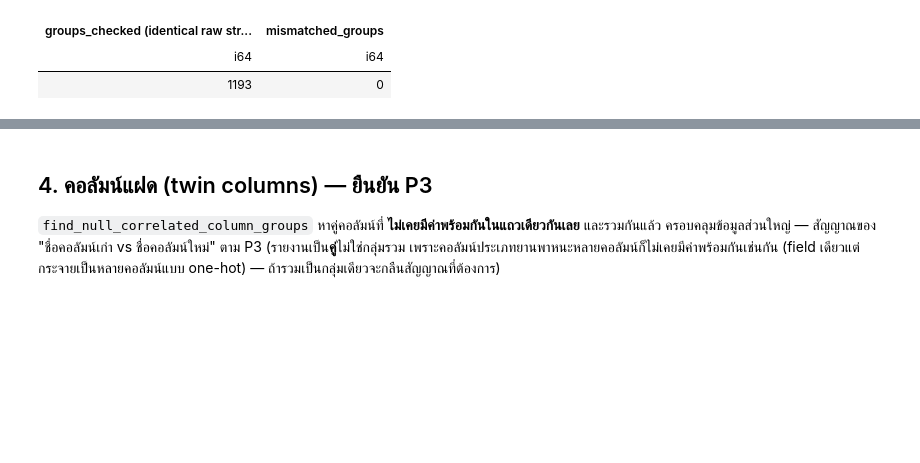
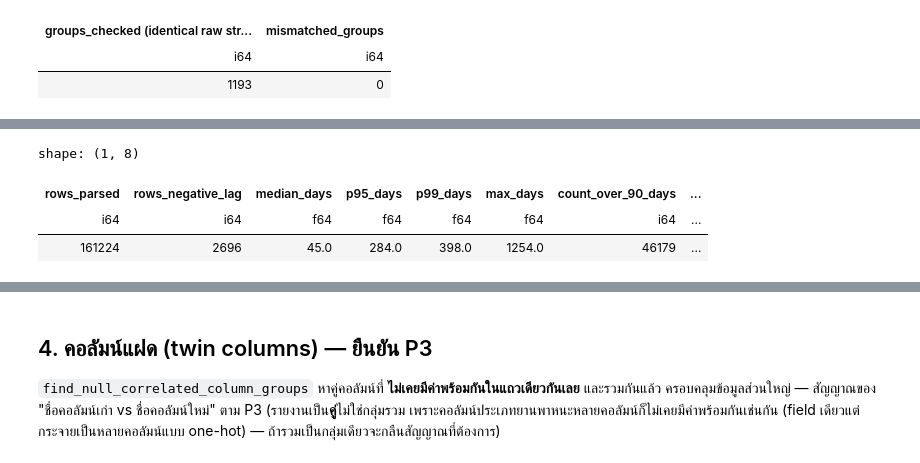
Before and after one commit to PhidPhew/car-insurance-accident-analysis, a Jupyter notebook: notebooks/01_data_profiling.ipynb, the cells around one changed output, grey strips where cells are left out. Drawn from its saved outputs; the diff is of its cells as text; code cells hidden in the pictures; blank space fills up the shorter version.

```diff
--- a/notebooks/01_data_profiling.ipynb
+++ b/notebooks/01_data_profiling.ipynb
@@ -396,0 +405,27 @@ shape: (1, 2)
+# %%
+lagged = compute_report_lag_days(
+    accidents_raw, "source_file", "วันที่เกิดเหตุ", "วันที่รายงาน", SOURCE_FILE_DATE_FORMAT
+)
+lag_profile = summarize_report_lag(lagged)
+
+pl.DataFrame(
+    [
+        {
+            "rows_parsed": lag_profile.rows_parsed,
+            "rows_negative_lag": lag_profile.rows_negative_lag,
+            "median_days": lag_profile.median_days,
+            "p95_days": lag_profile.p95_days,
+            "p99_days": lag_profile.p99_days,
+            "max_days": lag_profile.max_days,
+            "count_over_90_days": lag_profile.count_over_90_days,
+            "pct_over_90_days": round(
+                lag_profile.count_over_90_days / lag_profile.rows_parsed * 100, 1
+            ),
+        }
+    ]
+)
+# %% [output]
+shape: (1, 8)
+| rows_parsed | rows_negative_lag | median_days | p95_days | p99_days | max_days | count_over_90_days | ... |
+| i64 | i64 | f64 | f64 | f64 | f64 | i64 | ... |
+| 161224 | 2696 | 45.0 | 284.0 | 398.0 | 1254.0 | 46179 | ... |
```
Also changed, not shown: parts of 10 cells of this notebook, 5 other files.
